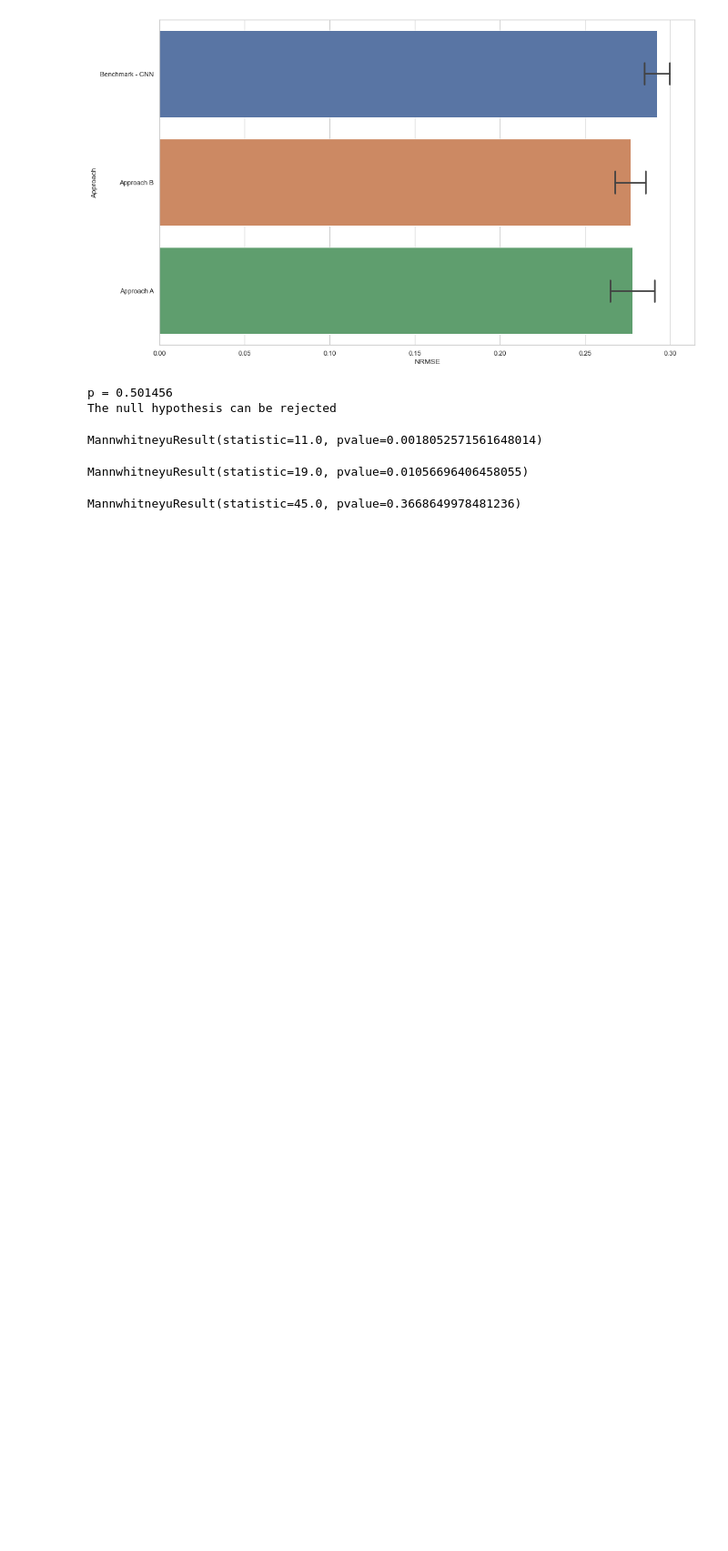
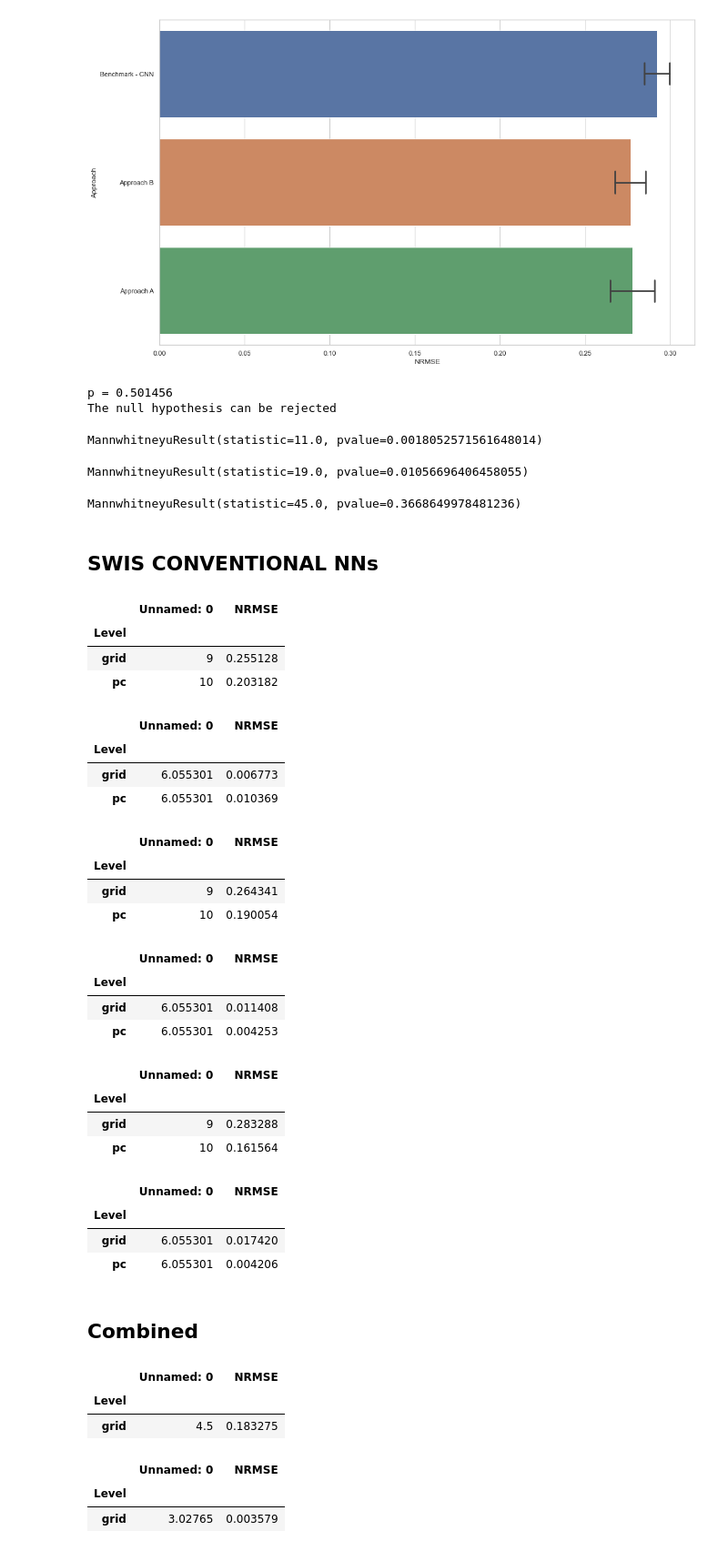
Before and after one commit to ManeeshaPerera/HTCNN-Forecasting, a Jupyter notebook: notebooks/draw-graphs.ipynb, the cells around one changed output. Shown at 91% size. Drawn from its saved outputs; the diff is of its cells as text; code cells hidden in the pictures; blank space fills up the shorter version.

```diff
--- a/notebooks/draw-graphs.ipynb
+++ b/notebooks/draw-graphs.ipynb
@@ -225,3 +225,21 @@ MannwhitneyuResult(statistic=45.0, pvalue=0.3668649978481236)
 # %%
 plt.figure(figsize=(16, 10))
 ax = sns.barplot(x="NRMSE", y="Approach", data=err_dist, capsize=.2)
+# %% [markdown]
+## SWIS CONVENTIONAL NNs
+# %%
+errors = pd.read_csv('../swis_conventional_nn_results/conventional_lstm/errors/final_errors.csv')
+# %%
+errors.groupby(by='Level').mean()
+# %% [output]
+|  | Unnamed: 0 | NRMSE |
+| Level |  |  |
+| grid | 9 | 0.255128 |
+| pc | 10 | 0.203182 |
+# %%
+errors.groupby(by='Level').std()
+# %% [output]
+|  | Unnamed: 0 | NRMSE |
+| Level |  |  |
+| grid | 6.055301 | 0.006773 |
+| pc | 6.055301 | 0.010369 |
@@ -227,0 +248,14 @@ ax = sns.barplot(x="NRMSE", y="Approach", data=err_dist, capsize=.2)
+# %%
+errors.groupby(by='Level').mean()
+# %% [output]
+|  | Unnamed: 0 | NRMSE |
+| Level |  |  |
+| grid | 9 | 0.264341 |
+| pc | 10 | 0.190054 |
+# %%
+errors.groupby(by='Level').std()
+# %% [output]
+|  | Unnamed: 0 | NRMSE |
+| Level |  |  |
+| grid | 6.055301 | 0.011408 |
+| pc | 6.055301 | 0.004253 |
@@ -227,0 +266,16 @@ ax = sns.barplot(x="NRMSE", y="Approach", data=err_dist, capsize=.2)
+# %%
+errors.groupby(by='Level').mean()
+# %% [output]
+|  | Unnamed: 0 | NRMSE |
+| Level |  |  |
+| grid | 9 | 0.283288 |
+| pc | 10 | 0.161564 |
+# %%
+errors.groupby(by='Level').std()
+# %% [output]
+|  | Unnamed: 0 | NRMSE |
+| Level |  |  |
+| grid | 6.055301 | 0.017420 |
+| pc | 6.055301 | 0.004206 |
+# %% [markdown]
+## Combined
@@ -227,0 +286,12 @@ ax = sns.barplot(x="NRMSE", y="Approach", data=err_dist, capsize=.2)
+# %%
+errors.groupby(by='Level').mean()
+# %% [output]
+|  | Unnamed: 0 | NRMSE |
+| Level |  |  |
+| grid | 4.5 | 0.183275 |
+# %%
+errors.groupby(by='Level').std()
+# %% [output]
+|  | Unnamed: 0 | NRMSE |
+| Level |  |  |
+| grid | 3.02765 | 0.003579 |
```
Also changed, not shown: parts of 13 cells of this notebook, 9 other files.
